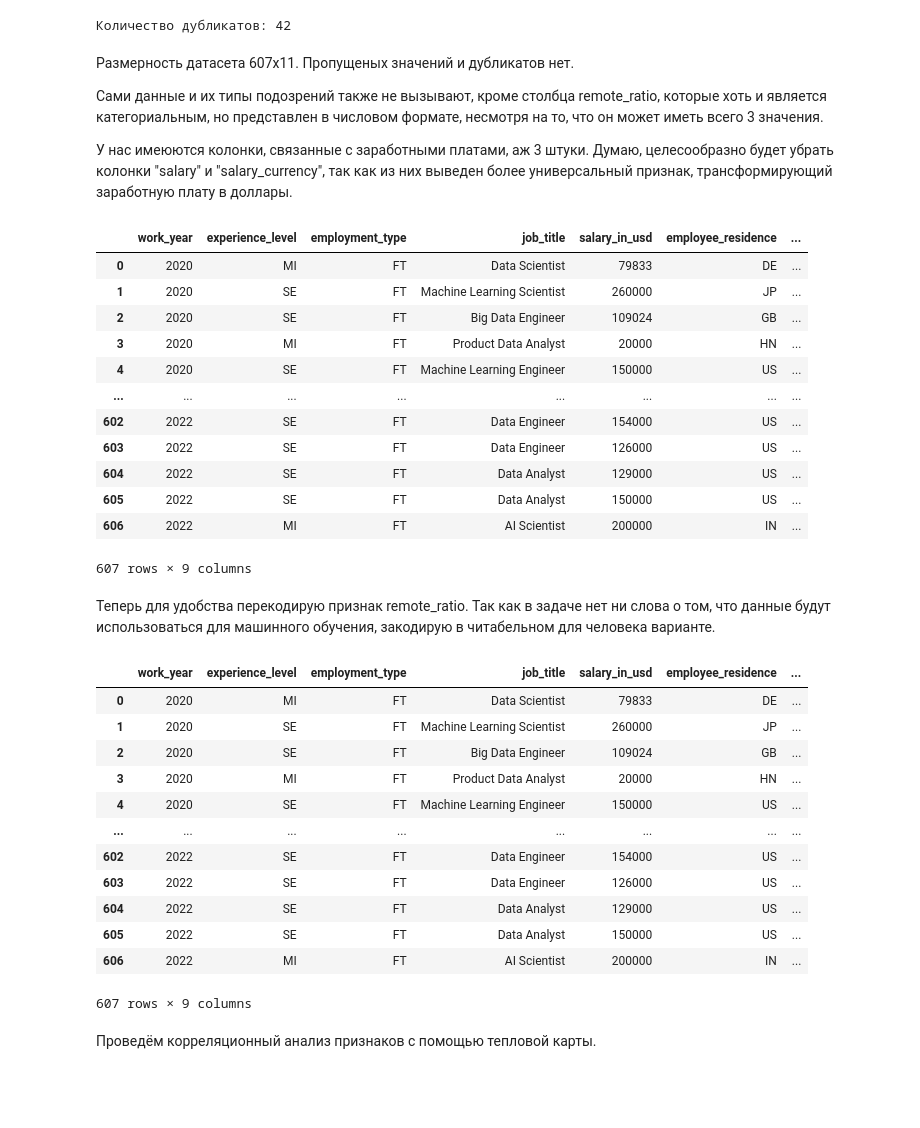
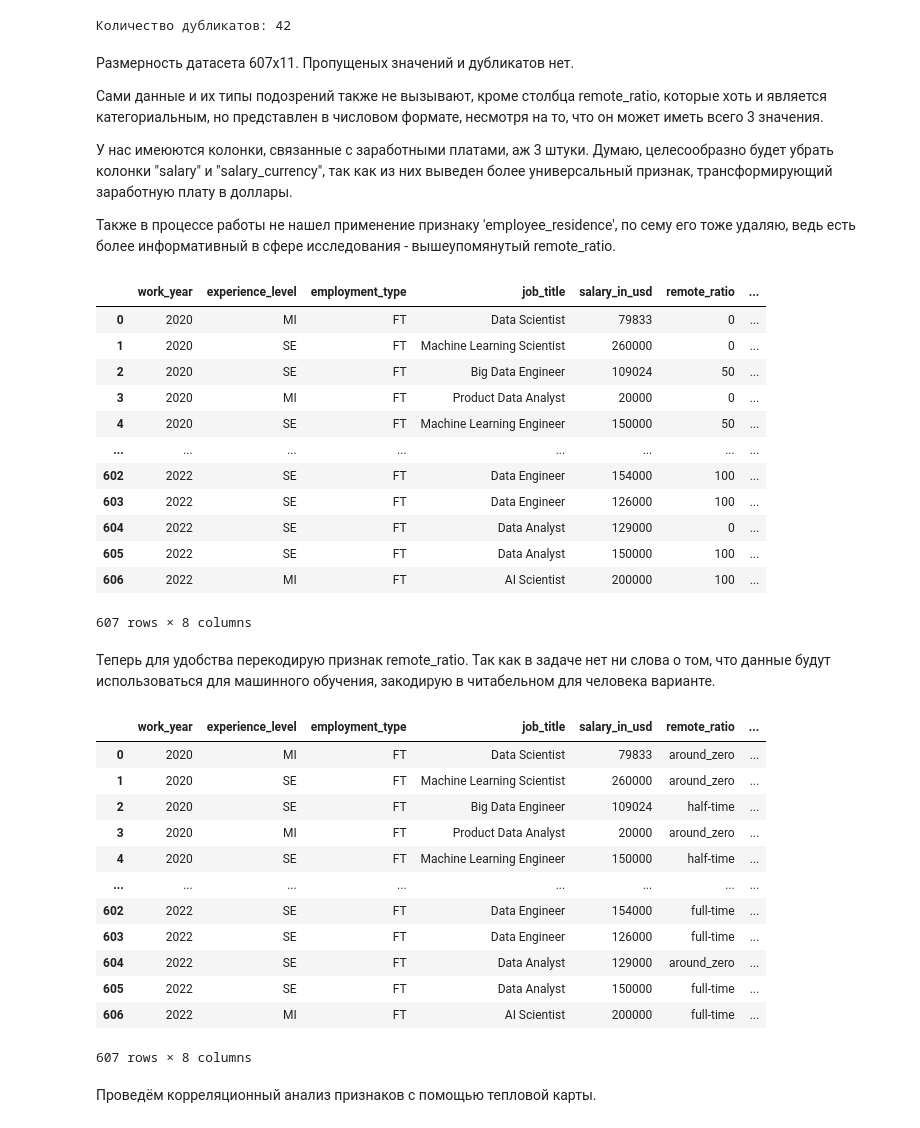
Before and after one commit to Elancinos/SF_DS_COURSE, a Jupyter notebook: Studies/EDA-4/EDA-4_practice.ipynb, the cells around one changed output. Saved outputs shown, nothing was run; the diff lists cells and outputs as text; code cells hidden in the pictures; blank space fills up the shorter version.

```diff
--- a/Studies/EDA-4/EDA-4_practice.ipynb
+++ b/Studies/EDA-4/EDA-4_practice.ipynb
@@ -116,23 +122,25 @@ None
 Сами данные и их типы подозрений также не вызывают, кроме столбца remote_ratio, которые хоть и является категориальным, но представлен в числовом формате, несмотря на то, что он может иметь всего 3 значения.
 
 У нас имеюются колонки, связанные с заработными платами, аж 3 штуки. Думаю, целесообразно будет убрать колонки "salary" и "salary_currency", так как из них выведен более универсальный признак, трансформирующий заработную плату в доллары.
+
+Также в процессе работы не нашел применение признаку 'employee_residence', по сему его тоже удаляю, ведь есть более информативный в сфере исследования - вышеупомянутый remote_ratio.
 # %%
-salaries_data = salaries_data.drop(columns=['salary', 'salary_currency'])
+salaries_data = salaries_data.drop(columns=['salary', 'salary_currency', 'employee_residence'])
 salaries_data
 # %% [output]
-|  | work_year | experience_level | employment_type | job_title | salary_in_usd | employee_residence | ... |
-| 0 | 2020 | MI | FT | Data Scientist | 79833 | DE | ... |
-| 1 | 2020 | SE | FT | Machine Learning Scientist | 260000 | JP | ... |
-| 2 | 2020 | SE | FT | Big Data Engineer | 109024 | GB | ... |
-| 3 | 2020 | MI | FT | Product Data Analyst | 20000 | HN | ... |
-| 4 | 2020 | SE | FT | Machine Learning Engineer | 150000 | US | ... |
+|  | work_year | experience_level | employment_type | job_title | salary_in_usd | remote_ratio | ... |
+| 0 | 2020 | MI | FT | Data Scientist | 79833 | 0 | ... |
+| 1 | 2020 | SE | FT | Machine Learning Scientist | 260000 | 0 | ... |
+| 2 | 2020 | SE | FT | Big Data Engineer | 109024 | 50 | ... |
+| 3 | 2020 | MI | FT | Product Data Analyst | 20000 | 0 | ... |
+| 4 | 2020 | SE | FT | Machine Learning Engineer | 150000 | 50 | ... |
 | ... | ... | ... | ... | ... | ... | ... | ... |
-| 602 | 2022 | SE | FT | Data Engineer | 154000 | US | ... |
-| 603 | 2022 | SE | FT | Data Engineer | 126000 | US | ... |
-| 604 | 2022 | SE | FT | Data Analyst | 129000 | US | ... |
-| 605 | 2022 | SE | FT | Data Analyst | 150000 | US | ... |
-| 606 | 2022 | MI | FT | AI Scientist | 200000 | IN | ... |
+| 602 | 2022 | SE | FT | Data Engineer | 154000 | 100 | ... |
+| 603 | 2022 | SE | FT | Data Engineer | 126000 | 100 | ... |
+| 604 | 2022 | SE | FT | Data Analyst | 129000 | 0 | ... |
+| 605 | 2022 | SE | FT | Data Analyst | 150000 | 100 | ... |
+| 606 | 2022 | MI | FT | AI Scientist | 200000 | 100 | ... |
-607 rows × 9 columns
+607 rows × 8 columns
 # %% [markdown]
 Теперь для удобства перекодирую признак remote_ratio. Так как в задаче нет ни слова о том, что данные будут использоваться для машинного обучения, закодирую в читабельном для человека варианте.
 # %%
@@ -141,19 +149,19 @@ salaries_data['remote_ratio'] = salaries_data['remote_ratio'].replace(
 
 salaries_data
 # %% [output]
-|  | work_year | experience_level | employment_type | job_title | salary_in_usd | employee_residence | ... |
-| 0 | 2020 | MI | FT | Data Scientist | 79833 | DE | ... |
-| 1 | 2020 | SE | FT | Machine Learning Scientist | 260000 | JP | ... |
-| 2 | 2020 | SE | FT | Big Data Engineer | 109024 | GB | ... |
-| 3 | 2020 | MI | FT | Product Data Analyst | 20000 | HN | ... |
-| 4 | 2020 | SE | FT | Machine Learning Engineer | 150000 | US | ... |
+|  | work_year | experience_level | employment_type | job_title | salary_in_usd | remote_ratio | ... |
+| 0 | 2020 | MI | FT | Data Scientist | 79833 | around_zero | ... |
+| 1 | 2020 | SE | FT | Machine Learning Scientist | 260000 | around_zero | ... |
+| 2 | 2020 | SE | FT | Big Data Engineer | 109024 | half-time | ... |
+| 3 | 2020 | MI | FT | Product Data Analyst | 20000 | around_zero | ... |
+| 4 | 2020 | SE | FT | Machine Learning Engineer | 150000 | half-time | ... |
 | ... | ... | ... | ... | ... | ... | ... | ... |
-| 602 | 2022 | SE | FT | Data Engineer | 154000 | US | ... |
-| 603 | 2022 | SE | FT | Data Engineer | 126000 | US | ... |
-| 604 | 2022 | SE | FT | Data Analyst | 129000 | US | ... |
-| 605 | 2022 | SE | FT | Data Analyst | 150000 | US | ... |
-| 606 | 2022 | MI | FT | AI Scientist | 200000 | IN | ... |
+| 602 | 2022 | SE | FT | Data Engineer | 154000 | full-time | ... |
+| 603 | 2022 | SE | FT | Data Engineer | 126000 | full-time | ... |
+| 604 | 2022 | SE | FT | Data Analyst | 129000 | around_zero | ... |
+| 605 | 2022 | SE | FT | Data Analyst | 150000 | full-time | ... |
+| 606 | 2022 | MI | FT | AI Scientist | 200000 | full-time | ... |
-607 rows × 9 columns
+607 rows × 8 columns
 # %% [markdown]
 Проведём корреляционный анализ признаков с помощью тепловой карты.
 # %%
```
Also changed, not shown: parts of 15 cells of this notebook.
